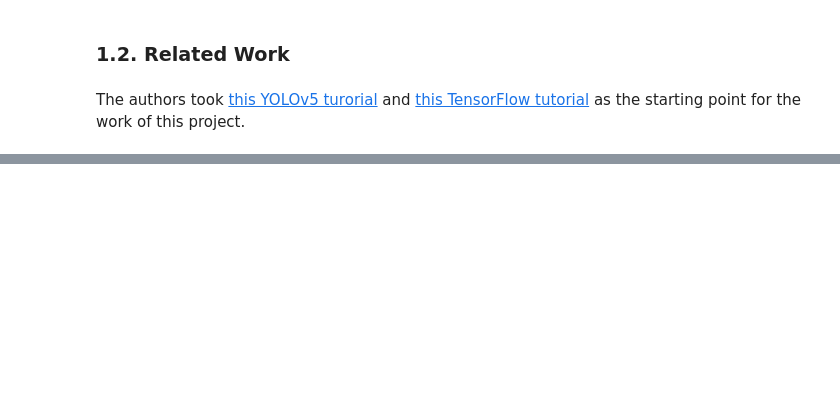
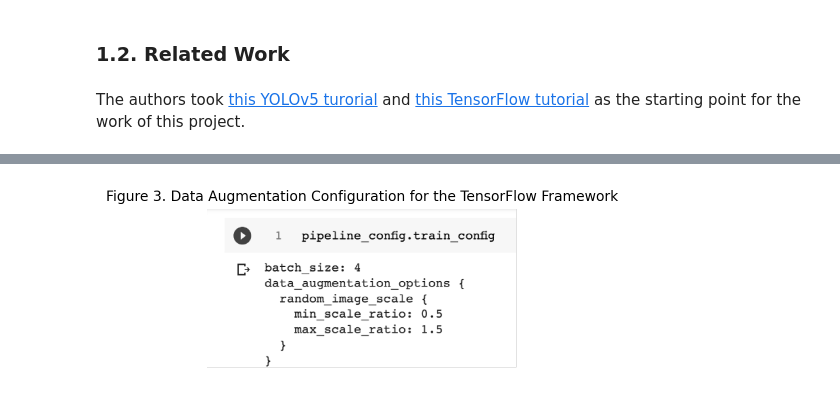
Before and after one commit to Romanvia93/traffic_sign_detection, a Jupyter notebook: report/traffic_sign_detection_report.ipynb, the cells around one changed output, grey strips where cells are left out. Drawn from its saved outputs; the diff is of its cells as text; code cells hidden in the pictures; blank space fills up the shorter version.

```diff
--- a/report/traffic_sign_detection_report.ipynb
+++ b/report/traffic_sign_detection_report.ipynb
@@ -62,0 +74,10 @@ The authors took [this YOLOv5 turorial](https://colab.research.google.com/github
+# %%
+img = Image.open("../report/report_images/augmentation_tf.png")
+plt.figure(figsize=(4, 4))
+fig = plt.imshow(img)
+plt.title("Figure 3. Data Augmentation Configuration for the TensorFlow Framework", size=10)
+plt.axis('off')
+fig.axes.get_xaxis().set_visible(False)
+fig.axes.get_yaxis().set_visible(False)
+# %% [output]
+[figure, added]
```
Also changed, not shown: parts of 22 cells of this notebook, 1 other file.
